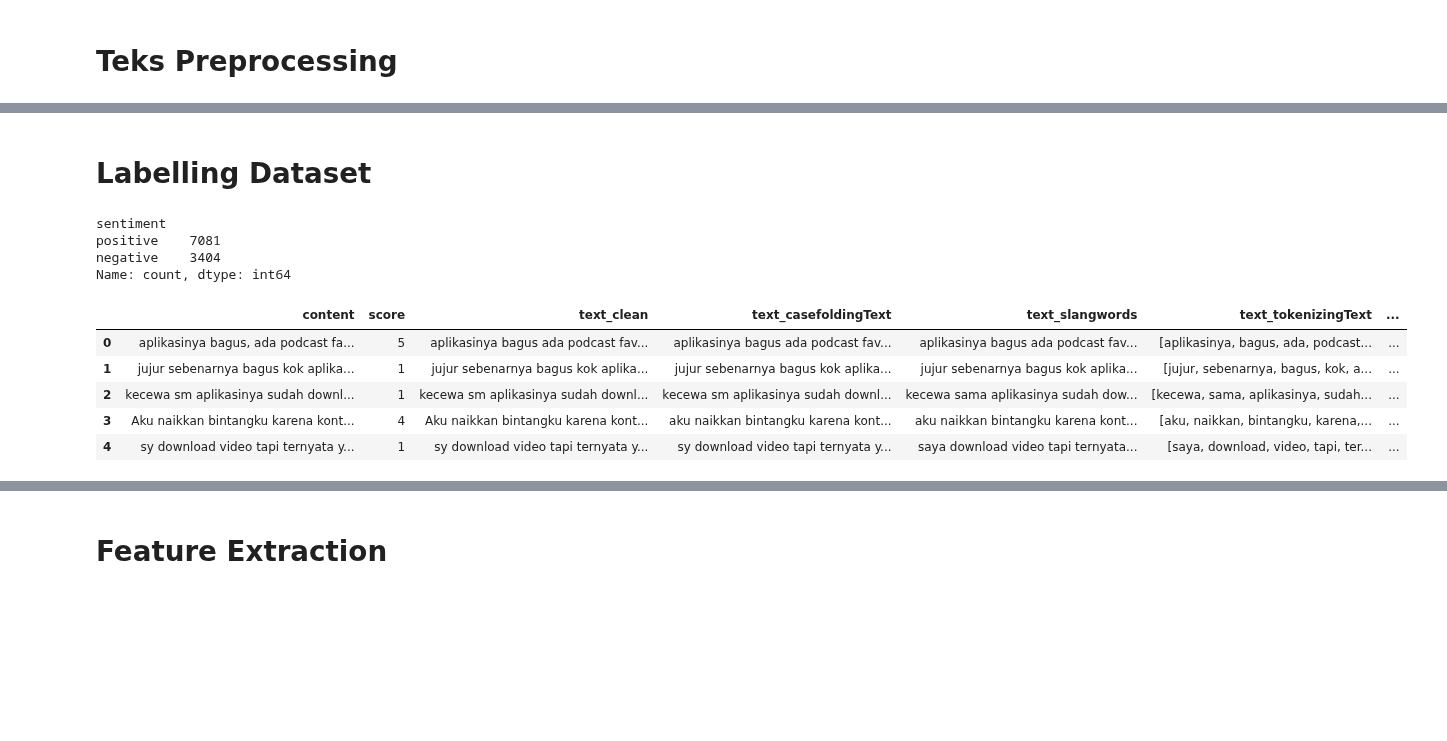
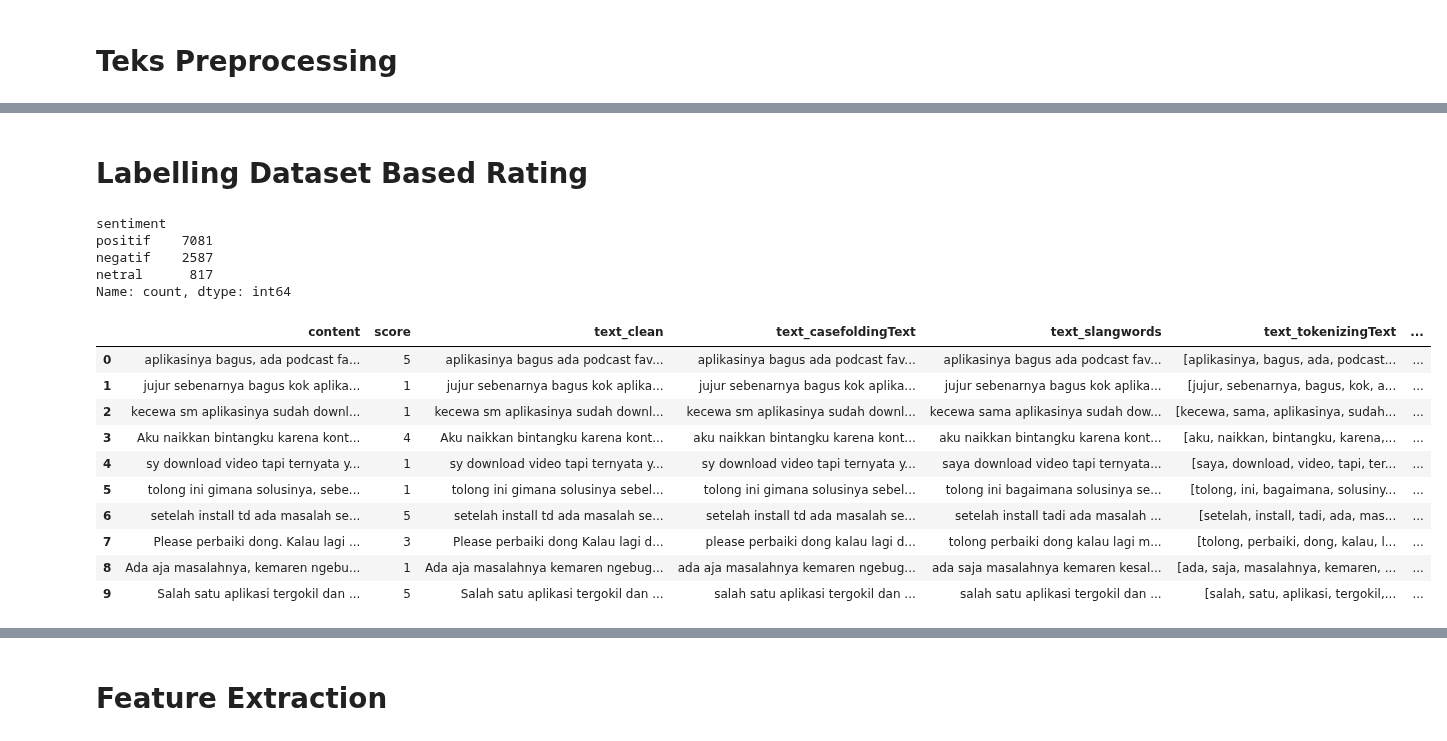
Before and after one commit to hairulanaam/sentiment-analysis-noice-app, a Jupyter notebook: training.ipynb, the cells around one changed output, grey strips where cells are left out. Drawn from its saved outputs; the diff is of its cells as text; code cells hidden in the pictures; blank space fills up the shorter version.

Commit message:
feat: sentiment label exploration; docs: add readme.md

```diff
--- a/training.ipynb
+++ b/training.ipynb
@@ -98,18 +104,31 @@ def tokenizingText(text):
     text = word_tokenize(text)
     return text
 
-# Menghapus stopwords dalam teks
+# Menghapus stopwords dalam teks (nltk)
+# def filteringText(text):
+#     listStopwords = set(stopwords.words('indonesian'))
+#     listStopwords1 = set(stopwords.words('english'))
+#     listStopwords.update(listStopwords1)
+#     listStopwords.update(['iya','yaa','gak','nya','na','sih','ku',"di","ga","ya","gaa","loh","kah","woi","woii","woy"])
+#     filtered = []
+#     for txt in text:
+#         if txt not in listStopwords:
+#             filtered.append(txt)
+#     text = filtered
+#     return text
+
+# Menghapus stopwords dalam teks (sastrawi)
 def filteringText(text):
-    listStopwords = set(stopwords.words('indonesian'))
-    listStopwords1 = set(stopwords.words('english'))
-    listStopwords.update(listStopwords1)
-    listStopwords.update(['iya','yaa','gak','nya','na','sih','ku',"di","ga","ya","gaa","loh","kah","woi","woii","woy"])
+    factory = StopWordRemoverFactory()
+    stopwords_sastrawi = factory.get_stop_words()
+
     filtered = []
     for txt in text:
-        if txt not in listStopwords:
+        if txt not in stopwords_sastrawi:
             filtered.append(txt)
     text = filtered
     return text
+
 
 # Mengurangi kata ke bentuk dasarnya yang menghilangkan imbuhan awalan dan akhiran atau ke akar kata
 def stemmingText(text):
@@ -176,12 +209,14 @@ df_clean['text_final'] = df_clean['text_stopword'].apply(toSentence)
 # %% [markdown]
-# Labelling Dataset
+# Labelling Dataset Based Rating
 # %%
-# Pelabelan sentimen berdasarkan skor ulasan
+# Pelabelan sentimen berdasarkan rating
 def sentiment_label(score):
     if score >= 4:
-        return 'positive'
+        return 'positif'
+    elif score == 3:
+        return 'netral'
     else:
-        return 'negative'
+        return 'negatif'
 
 # Membuat kolom baru 'sentiment' berdasarkan skor ulasan
 df_clean['sentiment'] = df_clean['score'].apply(sentiment_label)
@@ -190,15 +225,21 @@ df_clean['sentiment'] = df_clean['score'].apply(sentiment_label)
 print(df_clean['sentiment'].value_counts())
 # %% [output]
 sentiment
-positive    7081
-negative    3404
+positif    7081
+negatif    2587
+netral      817
 Name: count, dtype: int64
 # %%
-df_clean.head()
+df_clean.head(10)
 # %% [output]
 |  | content | score | text_clean | text_casefoldingText | text_slangwords | text_tokenizingText | ... |
 | 0 | aplikasinya bagus, ada podcast fa... | 5 | aplikasinya bagus ada podcast fav... | aplikasinya bagus ada podcast fav... | aplikasinya bagus ada podcast fav... | [aplikasinya, bagus, ada, podcast... | ... |
 | 1 | jujur sebenarnya bagus kok aplika... | 1 | jujur sebenarnya bagus kok aplika... | jujur sebenarnya bagus kok aplika... | jujur sebenarnya bagus kok aplika... | [jujur, sebenarnya, bagus, kok, a... | ... |
 | 2 | kecewa sm aplikasinya sudah downl... | 1 | kecewa sm aplikasinya sudah downl... | kecewa sm aplikasinya sudah downl... | kecewa sama aplikasinya sudah dow... | [kecewa, sama, aplikasinya, sudah... | ... |
 | 3 | Aku naikkan bintangku karena kont... | 4 | Aku naikkan bintangku karena kont... | aku naikkan bintangku karena kont... | aku naikkan bintangku karena kont... | [aku, naikkan, bintangku, karena,... | ... |
 | 4 | sy download video tapi ternyata y... | 1 | sy download video tapi ternyata y... | sy download video tapi ternyata y... | saya download video tapi ternyata... | [saya, download, video, tapi, ter... | ... |
+| 5 | tolong ini gimana solusinya, sebe... | 1 | tolong ini gimana solusinya sebel... | tolong ini gimana solusinya sebel... | tolong ini bagaimana solusinya se... | [tolong, ini, bagaimana, solusiny... | ... |
+| 6 | setelah install td ada masalah se... | 5 | setelah install td ada masalah se... | setelah install td ada masalah se... | setelah install tadi ada masalah ... | [setelah, install, tadi, ada, mas... | ... |
+| 7 | Please perbaiki dong. Kalau lagi ... | 3 | Please perbaiki dong Kalau lagi d... | please perbaiki dong kalau lagi d... | tolong perbaiki dong kalau lagi m... | [tolong, perbaiki, dong, kalau, l... | ... |
+| 8 | Ada aja masalahnya, kemaren ngebu... | 1 | Ada aja masalahnya kemaren ngebug... | ada aja masalahnya kemaren ngebug... | ada saja masalahnya kemaren kesal... | [ada, saja, masalahnya, kemaren, ... | ... |
+| 9 | Salah satu aplikasi tergokil dan ... | 5 | Salah satu aplikasi tergokil dan ... | salah satu aplikasi tergokil dan ... | salah satu aplikasi tergokil dan ... | [salah, satu, aplikasi, tergokil,... | ... |
```
Also changed, not shown: parts of 24 cells of this notebook, 2 other files.
